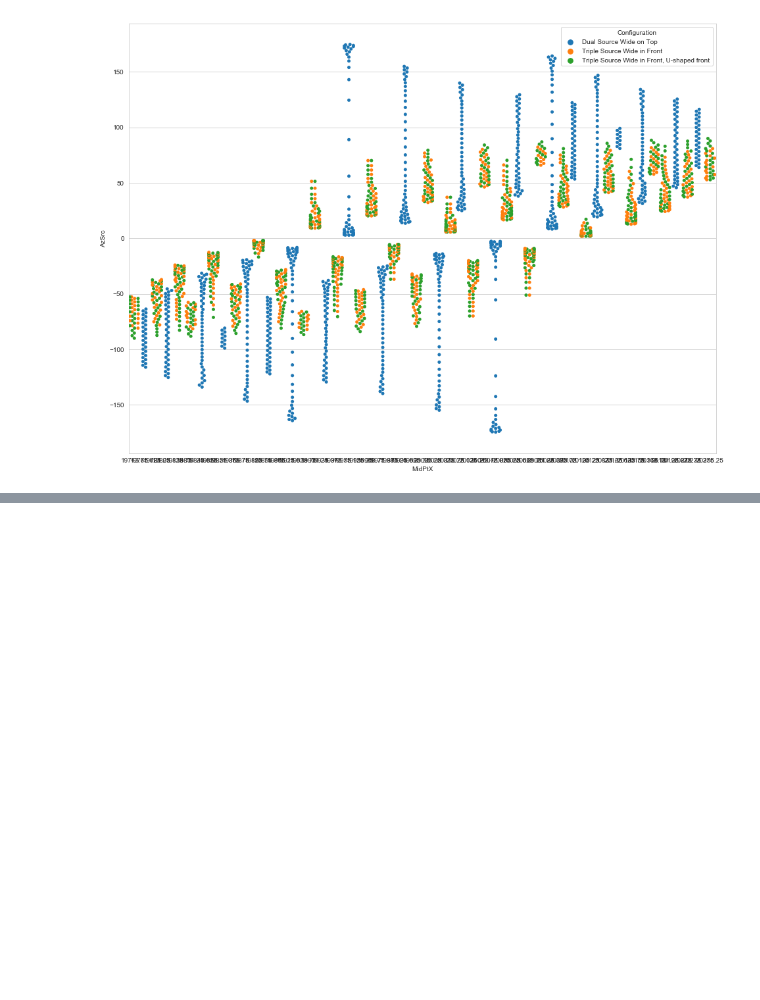
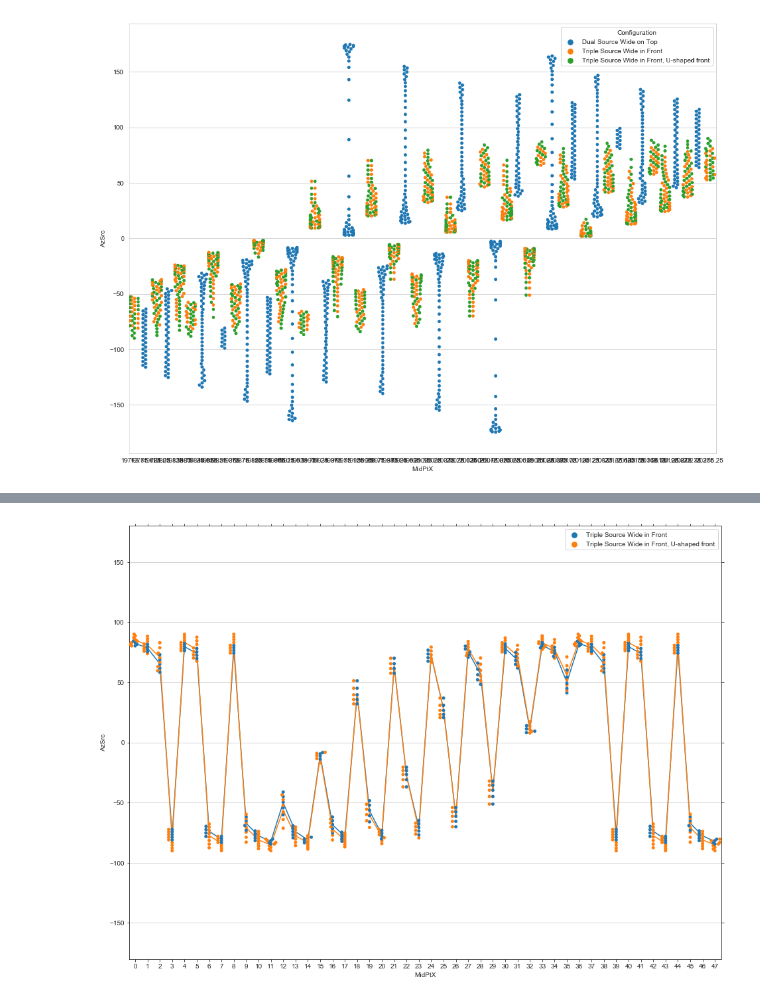
Before and after one commit to MagnsW/geotools, a Jupyter notebook: Test_offset_dist.ipynb, the cells around one changed output, grey strips where cells are left out. Cells and saved outputs as stored; diff of their text form; code cells hidden in the pictures; blank space fills up the shorter version.

```diff
--- a/Test_offset_dist.ipynb
+++ b/Test_offset_dist.ipynb
@@ -162,0 +163,2 @@ plt.show()
+# %%
+test_off_class = test[(test['OffsetY'] <= 100)]
@@ -162,0 +181,6 @@ plt.show()
+# %%
+test_off_class_conf1 = test_off_class[(test_off_class['Configuration']) == 'Triple Source Wide in Front']
+test_off_class_conf2 = test_off_class[(test_off_class['Configuration']) == 'Triple Source Wide in Front, U-shaped front']
+# %%
+conf1 = test_off_class_conf1.groupby(['MidPtX'])['AzSrc'].describe().reset_index()
+conf2 = test_off_class_conf2.groupby(['MidPtX'])['AzSrc'].describe().reset_index()
@@ -162,0 +227,20 @@ plt.show()
+# %%
+sns.set_style('white', {'axes.grid': True,
+            'xtick.bottom': True,
+            'xtick.top': True,
+            'ytick.left': True,
+            'ytick.right': True,
+            })
+plt.figure(figsize=(16, 12))
+sns.swarmplot(x='MidPtX', y='AzSrc', data=test[(test['OffsetY'] <= 100)], hue='Configuration')
+#sns.boxplot(x='MidPtX', y='AzSrc', data=test[(test['OffsetY'] <= 100)], hue='Configuration')
+sns.lineplot(data=conf1['mean'])
+sns.lineplot(data=conf2['mean'])
+plt.ylim(-180, 180)
+locs, labels = plt.xticks()
+plt.xticks(locs[::1], locs[::1])
+#for loc in locs:
+#    plt.axvline(x=loc+0.5, color='grey')
+plt.show()
+# %% [output]
+[figure, added]
```
Also changed, not shown: parts of 4 cells of this notebook, 2 other files.
